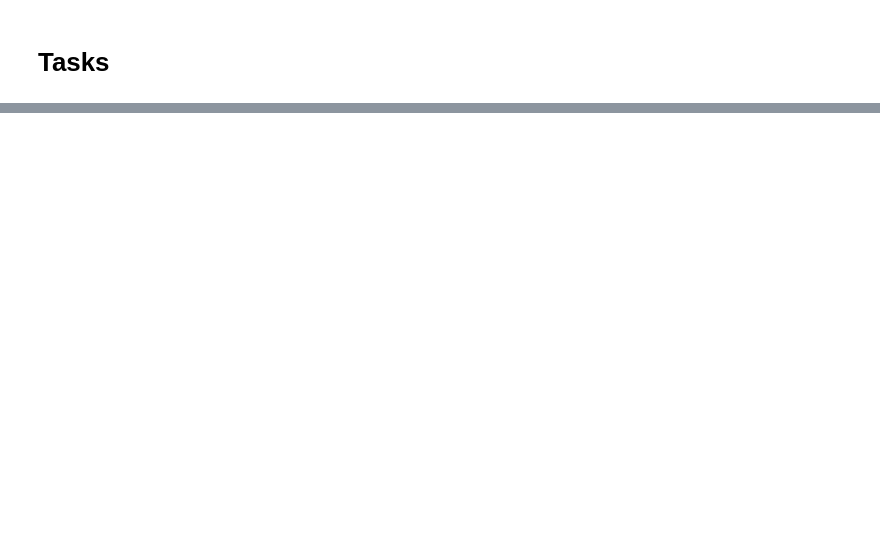
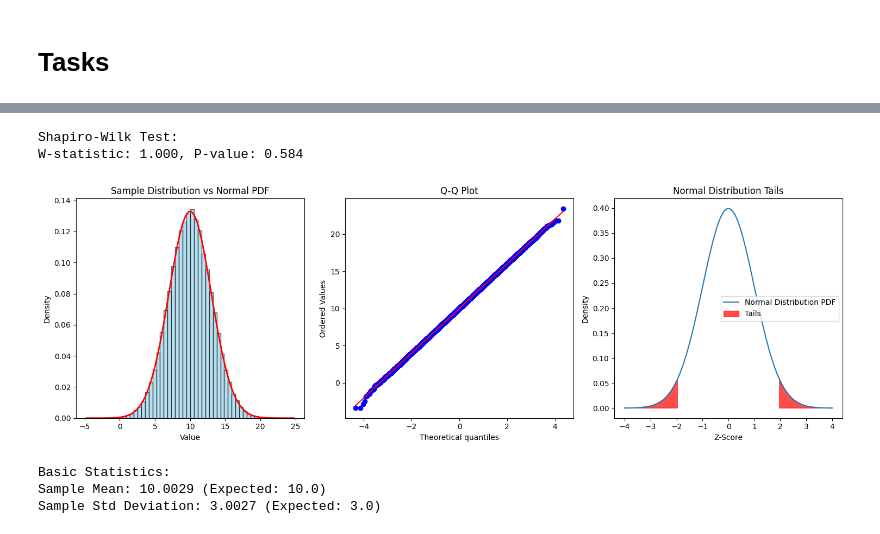
Before and after one commit to benjanning/applied_statistics, a Jupyter notebook: tasks.ipynb, the cells around one changed output, grey strips where cells are left out. Drawn from its saved outputs; the diff is of its cells as text; code cells hidden in the pictures; blank space fills up the shorter version.

```diff
--- a/tasks.ipynb
+++ b/tasks.ipynb
@@ -583,0 +91,59 @@ Further exploration could involve testing different sample sizes or mean differe
+# %%
+# Task 2: Implementation
+import numpy as np
+import scipy.stats as stats
+import matplotlib.pyplot as plt
+
+# Step 1: Generate sample data
+np.random.seed(42)
+data = np.random.normal(loc=10.0, scale=3.0, size=100000)
+
+# Step 2: Shapiro-Wilk test
+stat, p_value = stats.shapiro(data[:5000])  # Shapiro-Wilk on a subset for computational efficiency
+print("Shapiro-Wilk Test:")
+print(f"W-statistic: {stat:.3f}, P-value: {p_value:.3f}")
+
+# Enhanced Visualization
+# Visualization 1: Histogram with PDF overlay
+plt.figure(figsize=(15, 5))
+
+# Subplot 1: Histogram and PDF
+plt.subplot(1, 3, 1)
+plt.hist(data, bins=50, density=True, alpha=0.6, color='skyblue', edgecolor='black')
+xmin, xmax = plt.xlim()
+x = np.linspace(xmin, xmax, 100)
+p = stats.norm.pdf(x, loc=10.0, scale=3.0)
+plt.plot(x, p, 'r-', lw=2)
+plt.title('Sample Distribution vs Normal PDF')
+plt.xlabel('Value')
+plt.ylabel('Density')
+
+# Subplot 2: Q-Q Plot
+plt.subplot(1, 3, 2)
+stats.probplot(data, dist='norm', plot=plt)
+plt.title('Q-Q Plot')
+
+# Subplot 3: Normal distribution with shaded tails
+plt.subplot(1, 3, 3)
+x = np.linspace(-4.0, 4.0, 1000)
+plt.plot(x, stats.norm.pdf(x), label="Normal Distribution PDF")
+plt.fill_between(x, stats.norm.pdf(x), where=(x < -1.96) | (x > 1.96), color='red', alpha=0.7, label="Tails")
+plt.title('Normal Distribution Tails')
+plt.xlabel('Z-Score')
+plt.ylabel('Density')
+plt.legend()
+
+plt.tight_layout()
+plt.show()
+
+# Basic statistics
+print("\nBasic Statistics:")
+print(f"Sample Mean: {np.mean(data):.4f} (Expected: 10.0)")
+print(f"Sample Std Deviation: {np.std(data):.4f} (Expected: 3.0)")
+# %% [output]
+Shapiro-Wilk Test:
+W-statistic: 1.000, P-value: 0.584
+[figure, added]
+Basic Statistics:
+Sample Mean: 10.0029 (Expected: 10.0)
+Sample Std Deviation: 3.0027 (Expected: 3.0)
```
Also changed, not shown: parts of 79 cells of this notebook.
